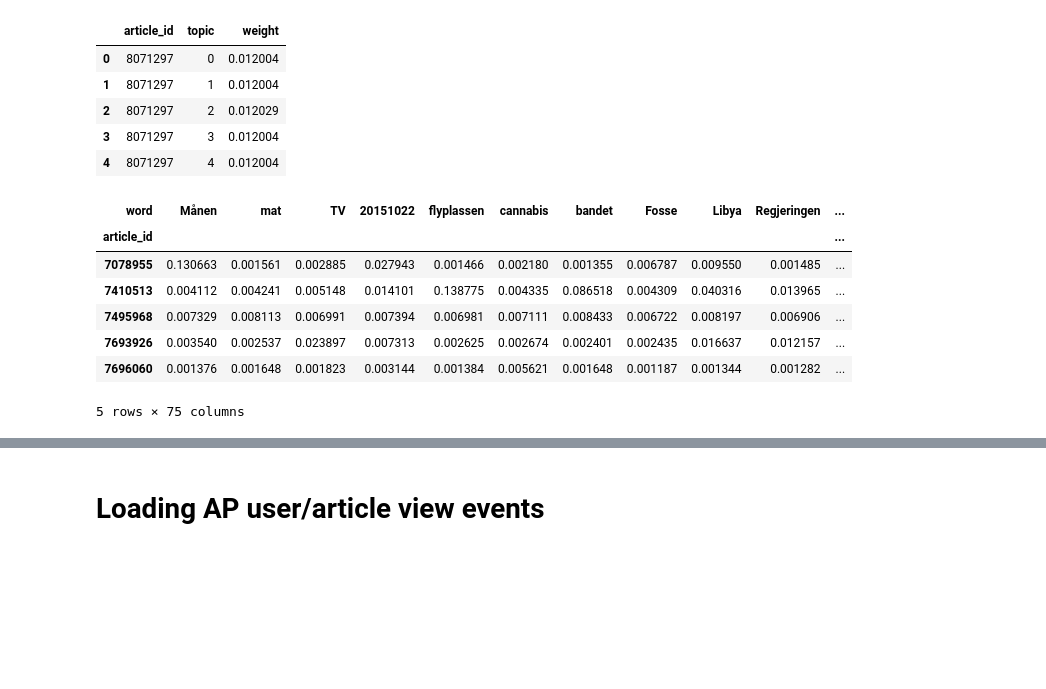
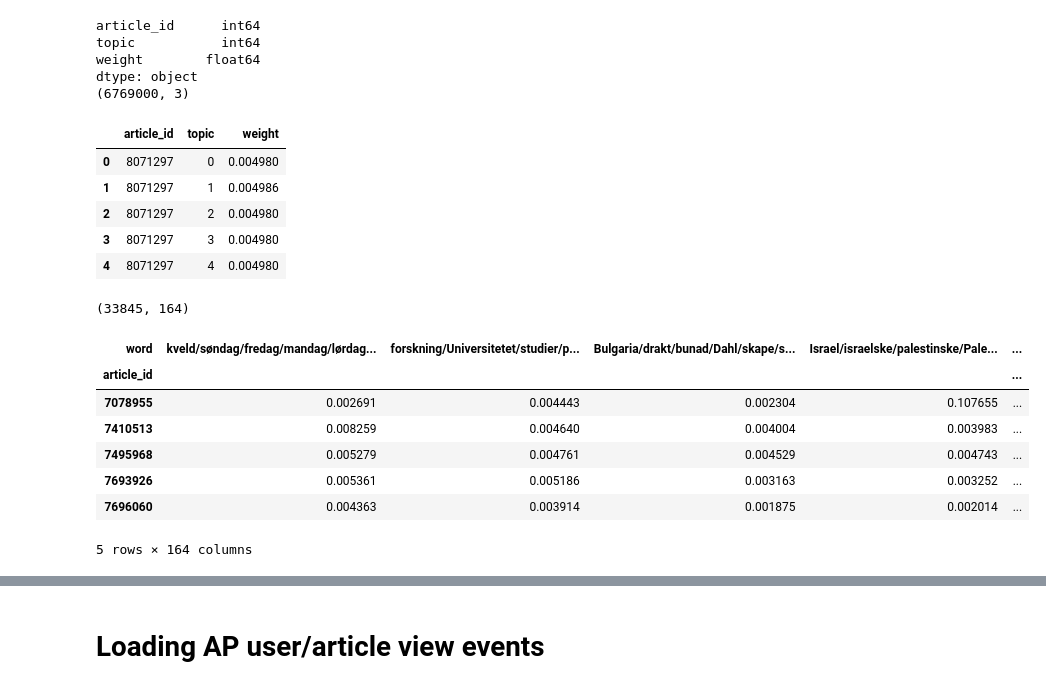
Before and after one commit to pilipolio/recs, a Jupyter notebook: notebooks/201511_UserAndTopics.ipynb, the cells around one changed output, grey strips where cells are left out. Cells and saved outputs as stored; diff of their text form; code cells hidden in the pictures; blank space fills up the shorter version.

```diff
--- a/notebooks/201511_UserAndTopics.ipynb
+++ b/notebooks/201511_UserAndTopics.ipynb
@@ -42,0 +23,8 @@ u'Kina'
+# %%
+def topn_words(word_weights, topn=10):
+    top_words = '/'.join(word_weights.sort_values('weight', ascending=False).iloc[:topn,:]['word'].values)
+    return top_words
+
+top_word_topics = topics_word_weights.groupby('topic').aggregate(topn_words)[['word']]
+
+top_word_topics.head()
@@ -42,0 +55,9 @@ u'Kina'
+# %%
+def ny_klar_topic(summary):
+    return u'klar/ny' in summary or u'ny/klar' in summary
+
+too_similar_topics = np.array(map(ny_klar_topic, top_word_topics.values[:,0]))
+print(too_similar_topics.sum())
+
+top_word_topics = top_word_topics.iloc[~too_similar_topics]
+top_word_topics.groupby('word').size().sort_values(ascending=False).head(10)
@@ -44,27 +79,40 @@ u'Kina'
 article_path = '/Users/Gui/Data/ap_article_topics_weights.json'
 article_topics_weights = json.load(open(article_path))
 
-flatten_article_weights = chain(*[[(article_id, topic_id, weight) for topic_id, weight in enumerate(features)] for article_id, features in article_topics_weights.items()])
+flatten_article_weights = chain.from_iterable([[(int(article_id), topic_id, weight) for topic_id, weight in enumerate(features)] for article_id, features in article_topics_weights.items()])
 
 article_weights = pd.DataFrame.from_records(flatten_article_weights, columns=['article_id', 'topic', 'weight'])
+
+print(article_weights.dtypes)
+print(article_weights.shape)
 article_weights.head()
 # %% [output]
+article_id      int64
+topic           int64
+weight        float64
+dtype: object
+(6769000, 3)
 |  | article_id | topic | weight |
-| 0 | 8071297 | 0 | 0.012004 |
-| 1 | 8071297 | 1 | 0.012004 |
-| 2 | 8071297 | 2 | 0.012029 |
-| 3 | 8071297 | 3 | 0.012004 |
-| 4 | 8071297 | 4 | 0.012004 |
+| 0 | 8071297 | 0 | 0.004980 |
+| 1 | 8071297 | 1 | 0.004986 |
+| 2 | 8071297 | 2 | 0.004980 |
+| 3 | 8071297 | 3 | 0.004980 |
+| 4 | 8071297 | 4 | 0.004980 |
 # %%
 article_topic_weights = article_weights.pivot(index='article_id', columns='topic', values='weight')
+article_topic_weights = article_topic_weights.ix[:, ~too_similar_topics]
+
 article_topic_weights.columns = top_word_topics['word']
+print(article_topic_weights.shape)
+
 article_topic_weights.head()
 # %% [output]
+(33845, 164)
-| word | Månen | mat | TV | 20151022 | flyplassen | cannabis | bandet | Fosse | Libya | Regjeringen | ... |
-| article_id |  |  |  |  |  |  |  |  |  |  | ... |
-| 7078955 | 0.130663 | 0.001561 | 0.002885 | 0.027943 | 0.001466 | 0.002180 | 0.001355 | 0.006787 | 0.009550 | 0.001485 | ... |
-| 7410513 | 0.004112 | 0.004241 | 0.005148 | 0.014101 | 0.138775 | 0.004335 | 0.086518 | 0.004309 | 0.040316 | 0.013965 | ... |
-| 7495968 | 0.007329 | 0.008113 | 0.006991 | 0.007394 | 0.006981 | 0.007111 | 0.008433 | 0.006722 | 0.008197 | 0.006906 | ... |
-| 7693926 | 0.003540 | 0.002537 | 0.023897 | 0.007313 | 0.002625 | 0.002674 | 0.002401 | 0.002435 | 0.016637 | 0.012157 | ... |
-| 7696060 | 0.001376 | 0.001648 | 0.001823 | 0.003144 | 0.001384 | 0.005621 | 0.001648 | 0.001187 | 0.001344 | 0.001282 | ... |
+| word | kveld/søndag/fredag/mandag/lørdag... | forskning/Universitetet/studier/p... | Bulgaria/drakt/bunad/Dahl/skape/s... | Israel/israelske/palestinske/Pale... | ... |
+| article_id |  |  |  |  | ... |
+| 7078955 | 0.002691 | 0.004443 | 0.002304 | 0.107655 | ... |
+| 7410513 | 0.008259 | 0.004640 | 0.004004 | 0.003983 | ... |
+| 7495968 | 0.005279 | 0.004761 | 0.004529 | 0.004743 | ... |
+| 7693926 | 0.005361 | 0.005186 | 0.003163 | 0.003252 | ... |
+| 7696060 | 0.004363 | 0.003914 | 0.001875 | 0.002014 | ... |
-5 rows × 75 columns
+5 rows × 164 columns
```
Also changed, not shown: parts of 27 cells of this notebook, 16 other files.
